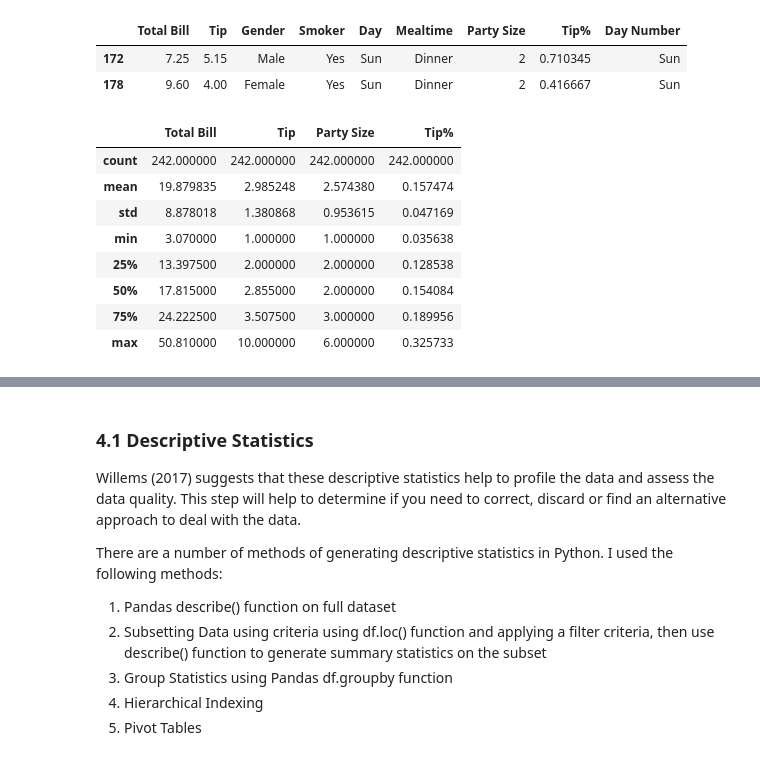
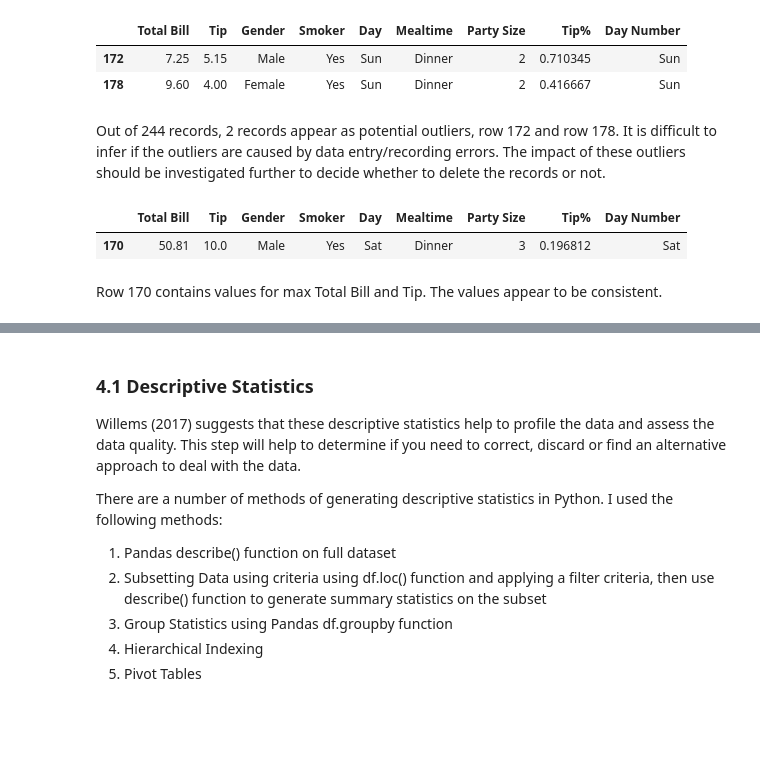
Before and after one commit to pcaulfie/fundamentals-project, a Jupyter notebook: Fundamentals of Data Analysis.ipynb, the cells around one changed output, grey strips where cells are left out. Drawn from its saved outputs; the diff is of its cells as text; code cells hidden in the pictures; blank space fills up the shorter version.

```diff
--- a/Fundamentals of Data Analysis.ipynb
+++ b/Fundamentals of Data Analysis.ipynb
@@ -275,22 +309,19 @@ outlier
 |  | Total Bill | Tip | Gender | Smoker | Day | Mealtime | Party Size | Tip% | Day Number |
 | 172 | 7.25 | 5.15 | Male | Yes | Sun | Dinner | 2 | 0.710345 | Sun |
 | 178 | 9.60 | 4.00 | Female | Yes | Sun | Dinner | 2 | 0.416667 | Sun |
-# %%
-# Drop outliers and create new dataframe df3
-# Adapted from https://thispointer.com/python-pandas-how-to-drop-rows-in-dataframe-by-index-labels/
-df3 = df.drop([df.index[172],df.index[178]]) # drop index rows 172 & 178
-# Generate summary statistics for dataframe df3
-df3.describe()
-# %% [output]
-|  | Total Bill | Tip | Party Size | Tip% |
-| count | 242.000000 | 242.000000 | 242.000000 | 242.000000 |
-| mean | 19.879835 | 2.985248 | 2.574380 | 0.157474 |
-| std | 8.878018 | 1.380868 | 0.953615 | 0.047169 |
-| min | 3.070000 | 1.000000 | 1.000000 | 0.035638 |
-| 25% | 13.397500 | 2.000000 | 2.000000 | 0.128538 |
-| 50% | 17.815000 | 2.855000 | 2.000000 | 0.154084 |
-| 75% | 24.222500 | 3.507500 | 3.000000 | 0.189956 |
-| max | 50.810000 | 10.000000 | 6.000000 | 0.325733 |
+# %% [markdown]
+Out of 244 records, 2 records appear as potential outliers, row 172 and row 178. It is difficult to infer if the outliers are caused by data entry/recording errors. The impact of these outliers should be investigated further to decide whether to delete the records or not.
+# %%
+# create a dataframe maxtip by extracting rows from the dataframe where the values in tip value equals 10
+maxtip = (df.loc[df.loc[:, 'Tip'] == 10]) # Adapted from McLoughlin (2019)
+# Display outlier array
+maxtip
+# Display row of data which may contain potential outliers
+# %% [output]
+|  | Total Bill | Tip | Gender | Smoker | Day | Mealtime | Party Size | Tip% | Day Number |
+| 170 | 50.81 | 10.0 | Male | Yes | Sat | Dinner | 3 | 0.196812 | Sat |
+# %% [markdown]
+Row 170 contains values for max Total Bill and Tip. The values appear to be consistent.
 # %% [markdown]
 ## 4.0 Exploratory Data Analysis (EDA) <a id='eda'></a>
 
```
Also changed, not shown: parts of 33 cells of this notebook, 2 other files.
